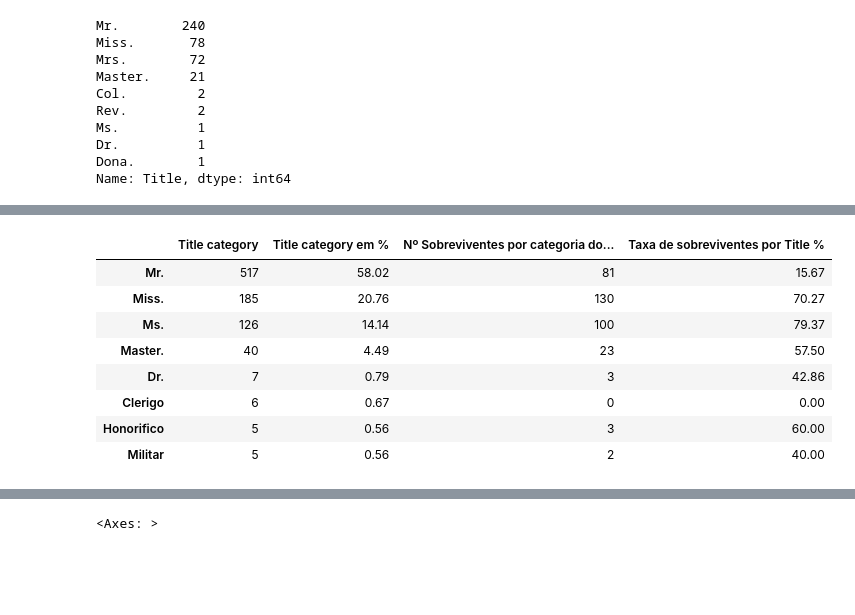
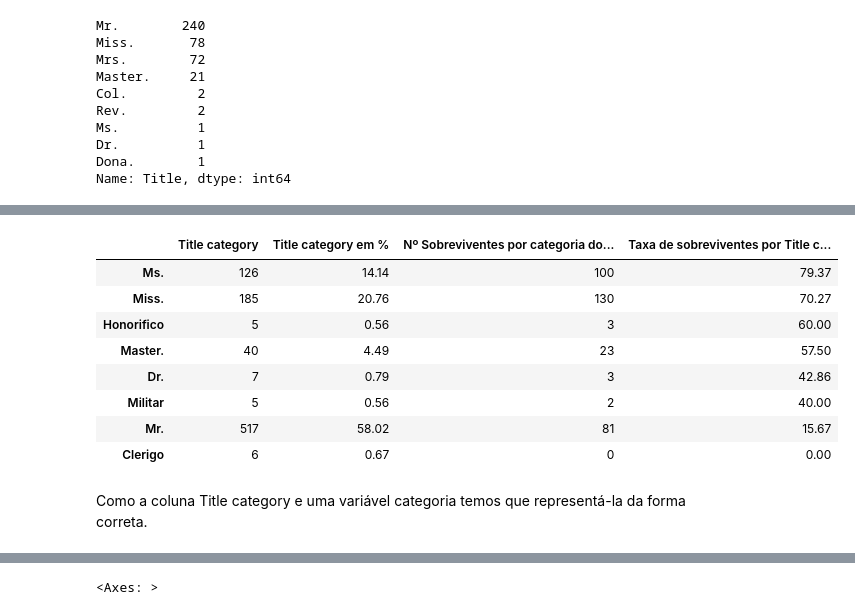
Before and after one commit to mayconbaptista/upsolving_kaggle, a Jupyter notebook: titanic/solution1.ipynb, the cells around one changed output, grey strips where cells are left out. Cells and saved outputs as stored; diff of their text form; code cells hidden in the pictures; blank space fills up the shorter version.

```diff
--- a/titanic/solution1.ipynb
+++ b/titanic/solution1.ipynb
@@ -442,16 +459,11 @@ Name: Fare, dtype: float64
 # %% [markdown]
 * Antes de antes de mudar a coluna para uma representação numética vamos preencaher alguns dados faltantes para que nossos dados de treinamento fique o mais completo possivel.
 # %%
-# obtendo a moda da coluna
-mode_embarked_train = str(data_training['Embarked'].mode())
-mode_embarked_test = str(data_test['Embarked'].mode())
-mode_embarked = str(data['Embarked'].mode())
-
 #preenchendo os nullos pela moda
-data_training['Embarked'] = data_training['Embarked'].fillna(value=mode_embarked_train)
-data_test['Embarked'] = data_test['Embarked'].fillna(value=mode_embarked_test)
-data['Embarked'].fillna(value=mode_embarked, inplace=True)
+data_training['Embarked'].fillna(value=data_training['Embarked'].mode()[0][0], inplace=True)
+data_test['Embarked'].fillna(value=data_test['Embarked'].mode()[0][0], inplace=True)
+data['Embarked'].fillna(value=data['Embarked'].mode()[0][0], inplace=True)
 
 #visualizando os nullos e os tipos.
-data
+data['Embarked'].unique()
 # %% [output]
@@ -768,20 +761,22 @@ data
 # %%
 # quantidade de sobreviventes por titulo
 
 quant_titleCategory = PD.DataFrame(data_training['Title category'].value_counts())
 quant_titleCategory['Title category em %'] = (quant_titleCategory / (quant_titleCategory['Title category'].sum()) * 100).round(2)
 quant_titleCategory['Nº Sobreviventes por categoria do titulo'] = data_training.groupby('Title category')['Survived'].sum()
-quant_titleCategory['Taxa de sobreviventes por Title %'] = (quant_titleCategory['Nº Sobreviventes por categoria do titulo'] / quant_titleCategory['Title category'] * 100).round(2)
+quant_titleCategory['Taxa de sobreviventes por Title category %'] = (quant_titleCategory['Nº Sobreviventes por categoria do titulo'] / quant_titleCategory['Title category'] * 100).round(2)
 
-quant_titleCategory
+quant_titleCategory.sort_values(by='Taxa de sobreviventes por Title category %', ascending=False)
 # %% [output]
-|  | Title category | Title category em % | Nº Sobreviventes por categoria do... | Taxa de sobreviventes por Title % |
-| Mr. | 517 | 58.02 | 81 | 15.67 |
+|  | Title category | Title category em % | Nº Sobreviventes por categoria do... | Taxa de sobreviventes por Title c... |
+| Ms. | 126 | 14.14 | 100 | 79.37 |
 | Miss. | 185 | 20.76 | 130 | 70.27 |
-| Ms. | 126 | 14.14 | 100 | 79.37 |
+| Honorifico | 5 | 0.56 | 3 | 60.00 |
 | Master. | 40 | 4.49 | 23 | 57.50 |
 | Dr. | 7 | 0.79 | 3 | 42.86 |
+| Militar | 5 | 0.56 | 2 | 40.00 |
+| Mr. | 517 | 58.02 | 81 | 15.67 |
 | Clerigo | 6 | 0.67 | 0 | 0.00 |
-| Honorifico | 5 | 0.56 | 3 | 60.00 |
-| Militar | 5 | 0.56 | 2 | 40.00 |
+# %% [markdown]
+Como a coluna Title category e uma variável categoria temos que representá-la da forma correta.
 # %%
```
Also changed, not shown: parts of 82 cells of this notebook, 12 other files.
